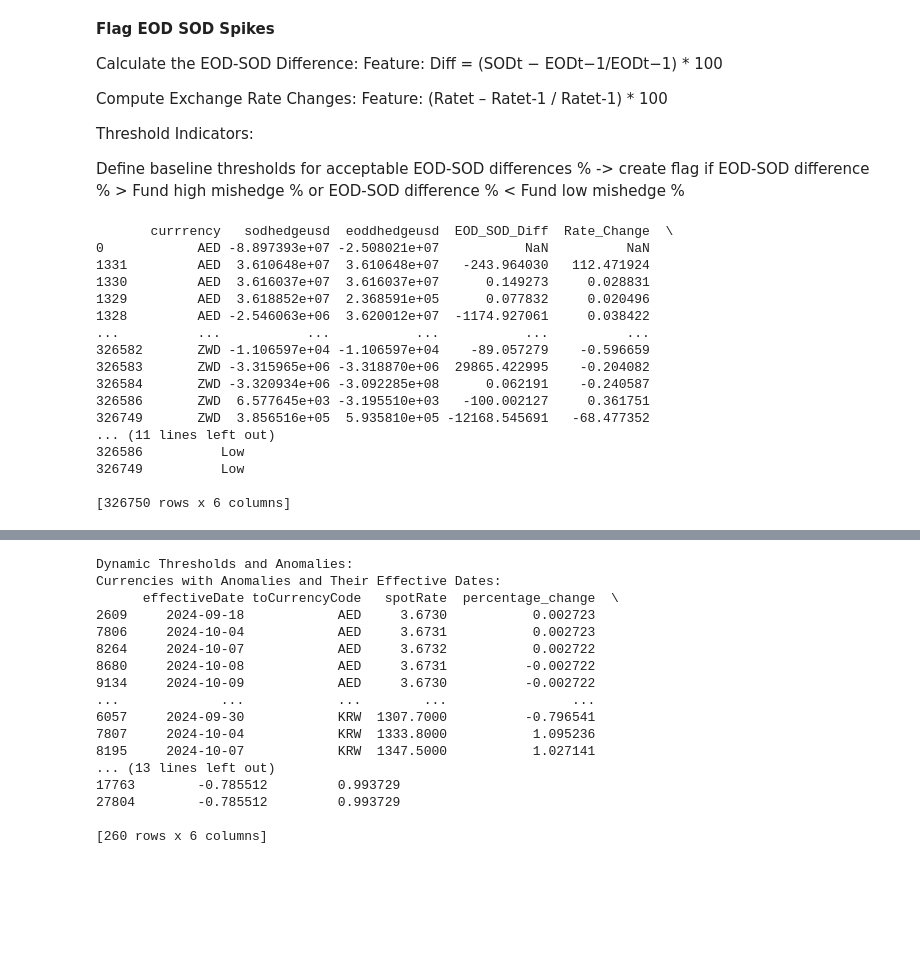
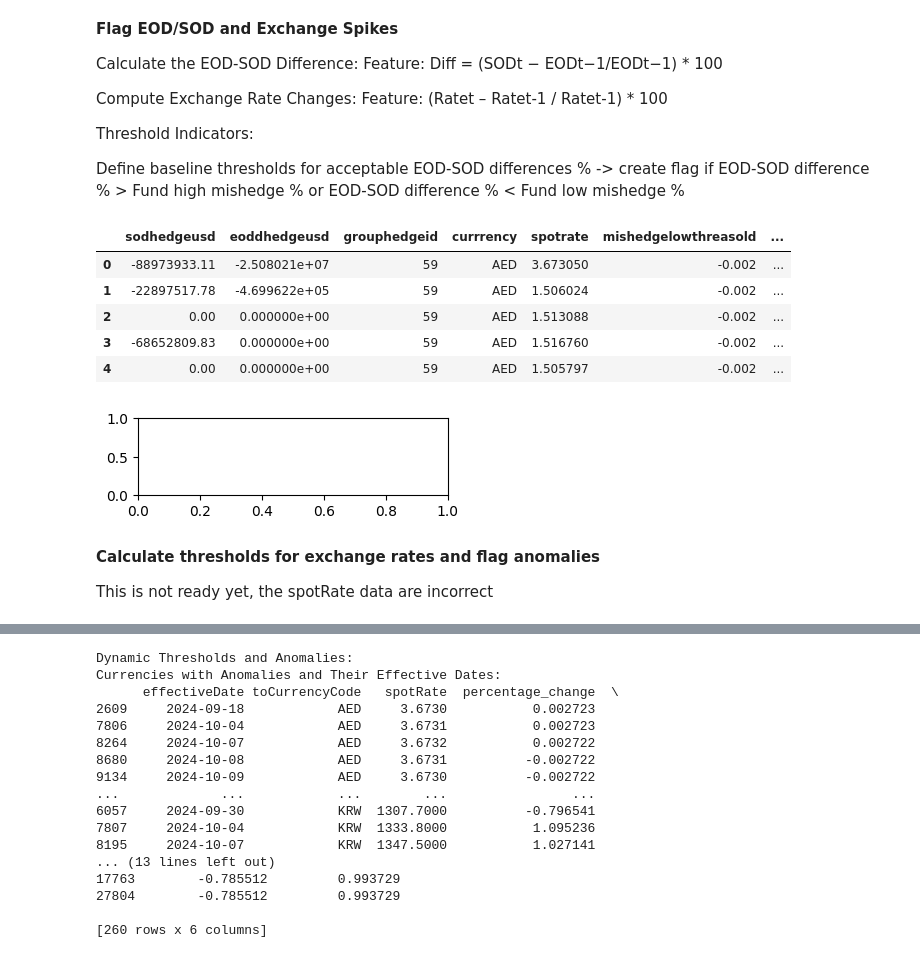
Before and after one commit to siren7075/hackathon2024, a Jupyter notebook: thresholds.ipynb, the cells around one changed output, grey strips where cells are left out. Cells and saved outputs as stored; diff of their text form; code cells hidden in the pictures; blank space fills up the shorter version.

```diff
--- a/thresholds.ipynb
+++ b/thresholds.ipynb
@@ -1,7 +1,7 @@
 # %% [markdown]
 <a href="https://colab.research.google.com/github/siren7075/hackathon2024/blob/main/thresholds.ipynb" target="_parent"><img src="https://colab.research.google.com/assets/colab-badge.svg" alt="Open In Colab"/></a>
 # %% [markdown]
-**Flag EOD SOD Spikes**
+**Flag EOD/SOD and Exchange Spikes**
 
 
 Calculate the EOD-SOD Difference:
@@ -17,55 +17,45 @@ Define baseline thresholds for acceptable EOD-SOD differences %
 # %%
 import pandas as pd
 
 # Load the hedge data
 hedge_data = pd.read_csv('combined_threshold_hedges.csv')
-
-# Sort the data by currency to ensure correct calculations
-hedge_data = hedge_data.sort_values(by=['currrency'])
 
 # Group by currency and calculate EOD-SOD Difference and Exchange Rate Changes
 def calculate_differences(group):
     # Calculate EOD-SOD Difference
     group['EOD_SOD_Diff'] = (
         (group['sodhedgeusd'] - group['eoddhedgeusd'].shift(1)) / group['eoddhedgeusd'].shift(1)
     ) * 100
 
     # Compute Exchange Rate Changes
     group['Rate_Change'] = (
         (group['spotrate'] - group['spotrate'].shift(1)) / group['spotrate'].shift(1)
     ) * 100
 
     return group
 
 # Apply the calculations to each currency group
 hedge_data = hedge_data.groupby('currrency', group_keys=False).apply(calculate_differences)
 
 # Define baseline thresholds for acceptable EOD-SOD differences
-fund_high_mishedge = hedge_data['mishedgehighthreasold'].max()  # Use the maximum threshold from the data, it should be the same though
-fund_low_mishedge = hedge_data['mishedgelowthreasold'].min()    # Use the minimum threshold from the data, it should be the same though
+fund_high_mishedge = hedge_data['mishedgehighthreasold'].max()  # Use the maximum threshold from the data
+fund_low_mishedge = hedge_data['mishedgelowthreasold'].min()    # Use the minimum threshold from the data
 
-# Create flags based on the thresholds
+# Create flags based on the thresholds for EOD-SOD Difference
 hedge_data['EOD_SOD_Flag'] = hedge_data['EOD_SOD_Diff'].apply(
     lambda x: 'High' if x > fund_high_mishedge else ('Low' if x < fund_low_mishedge else 'Normal')
 )
 
-# Display the resulting DataFrame with the calculations and flags
-print(hedge_data[['currrency', 'sodhedgeusd', 'eoddhedgeusd', 'EOD_SOD_Diff', 'Rate_Change', 'EOD_SOD_Flag']])
+hedge_data.head()
 # %% [output]
-       currrency   sodhedgeusd  eoddhedgeusd  EOD_SOD_Diff  Rate_Change  \
-0            AED -8.897393e+07 -2.508021e+07           NaN          NaN
-1331         AED  3.610648e+07  3.610648e+07   -243.964030   112.471924
-1330         AED  3.616037e+07  3.616037e+07      0.149273     0.028831
-1329         AED  3.618852e+07  2.368591e+05      0.077832     0.020496
-1328         AED -2.546063e+06  3.620012e+07  -1174.927061     0.038422
-...          ...           ...           ...           ...          ...
-326582       ZWD -1.106597e+04 -1.106597e+04    -89.057279    -0.596659
-326583       ZWD -3.315965e+06 -3.318870e+06  29865.422995    -0.204082
-326584       ZWD -3.320934e+06 -3.092285e+08      0.062191    -0.240587
-326586       ZWD  6.577645e+03 -3.195510e+03   -100.002127     0.361751
-326749       ZWD  3.856516e+05  5.935810e+05 -12168.545691   -68.477352
-... (11 lines left out)
-326586          Low
-326749          Low
-
-[326750 rows x 6 columns]
+|  | sodhedgeusd | eoddhedgeusd | grouphedgeid | currrency | spotrate | mishedgelowthreasold | ... |
+| 0 | -88973933.11 | -2.508021e+07 | 59 | AED | 3.673050 | -0.002 | ... |
+| 1 | -22897517.78 | -4.699622e+05 | 59 | AED | 1.506024 | -0.002 | ... |
+| 2 | 0.00 | 0.000000e+00 | 59 | AED | 1.513088 | -0.002 | ... |
+| 3 | -68652809.83 | 0.000000e+00 | 59 | AED | 1.516760 | -0.002 | ... |
+| 4 | 0.00 | 0.000000e+00 | 59 | AED | 1.505797 | -0.002 | ... |
+[figure, added]
+# %% [markdown]
+**Calculate thresholds for exchange rates and flag anomalies**
+
+This is not ready yet, the spotRate data are incorrect
```
Also changed, not shown: parts of 2 cells of this notebook.
